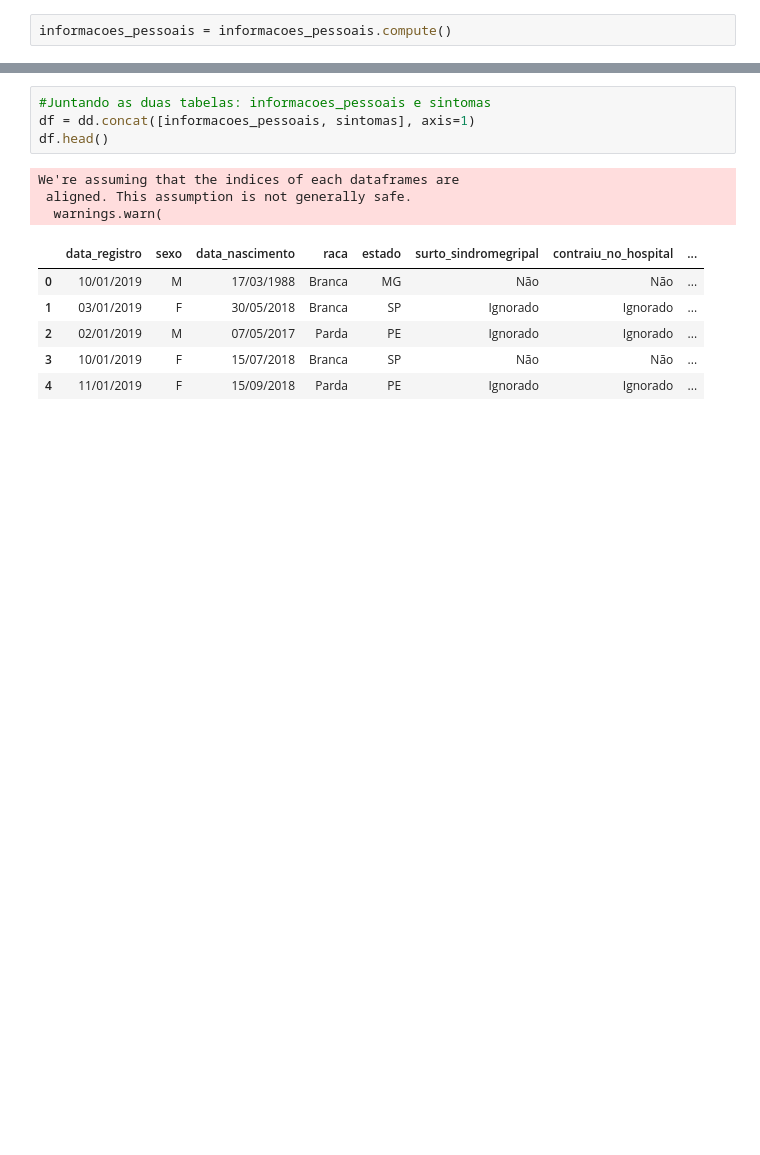
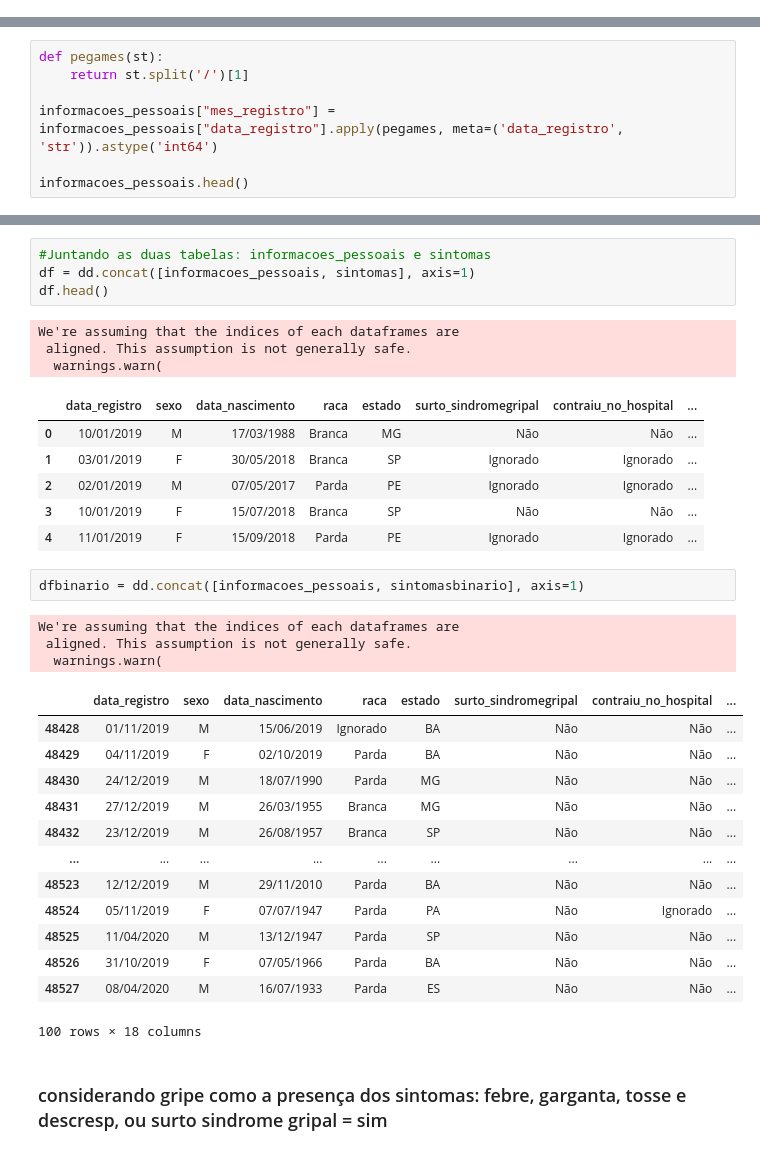
Before and after one commit to arthurfonsek/bigDataProjeto, a Jupyter notebook: projeto.ipynb, the cells around one changed output, grey strips where cells are left out. Drawn from its saved outputs; the diff is of its cells as text; blank space fills up the shorter version.

```diff
--- a/projeto.ipynb
+++ b/projeto.ipynb
@@ -100,2 +92,0 @@ determine the type of output that that function returns.
-# %%
-informacoes_pessoais = informacoes_pessoais.compute()
@@ -118,0 +99,7 @@ informacoes_pessoais.head()
+# %%
+def pegames(st):
+    return st.split('/')[1]
+
+informacoes_pessoais["mes_registro"] = informacoes_pessoais["data_registro"].apply(pegames, meta=('data_registro', 'str')).astype('int64')
+
+informacoes_pessoais.head()
@@ -156,3 +177,24 @@ We're assuming that the indices of each dataframes are
 | 2 | 02/01/2019 | M | 07/05/2017 | Parda | PE | Ignorado | Ignorado | ... |
 | 3 | 10/01/2019 | F | 15/07/2018 | Branca | SP | Não | Não | ... |
 | 4 | 11/01/2019 | F | 15/09/2018 | Parda | PE | Ignorado | Ignorado | ... |
+# %%
+dfbinario = dd.concat([informacoes_pessoais, sintomasbinario], axis=1)
+# %% [output]
+We're assuming that the indices of each dataframes are
+ aligned. This assumption is not generally safe.
+  warnings.warn(
+|  | data_registro | sexo | data_nascimento | raca | estado | surto_sindromegripal | contraiu_no_hospital | ... |
+| 48428 | 01/11/2019 | M | 15/06/2019 | Ignorado | BA | Não | Não | ... |
+| 48429 | 04/11/2019 | F | 02/10/2019 | Parda | BA | Não | Não | ... |
+| 48430 | 24/12/2019 | M | 18/07/1990 | Parda | MG | Não | Não | ... |
+| 48431 | 27/12/2019 | M | 26/03/1955 | Branca | MG | Não | Não | ... |
+| 48432 | 23/12/2019 | M | 26/08/1957 | Branca | SP | Não | Não | ... |
+| ... | ... | ... | ... | ... | ... | ... | ... | ... |
+| 48523 | 12/12/2019 | M | 29/11/2010 | Parda | BA | Não | Não | ... |
+| 48524 | 05/11/2019 | F | 07/07/1947 | Parda | PA | Não | Ignorado | ... |
+| 48525 | 11/04/2020 | M | 13/12/1947 | Parda | SP | Não | Não | ... |
+| 48526 | 31/10/2019 | F | 07/05/1966 | Parda | BA | Não | Não | ... |
+| 48527 | 08/04/2020 | M | 16/07/1933 | Parda | ES | Não | Não | ... |
+100 rows × 18 columns
+# %% [markdown]
+### considerando gripe como a presença dos sintomas: febre, garganta, tosse e descresp, ou surto sindrome gripal = sim
```
Also changed, not shown: parts of 15 cells of this notebook.
